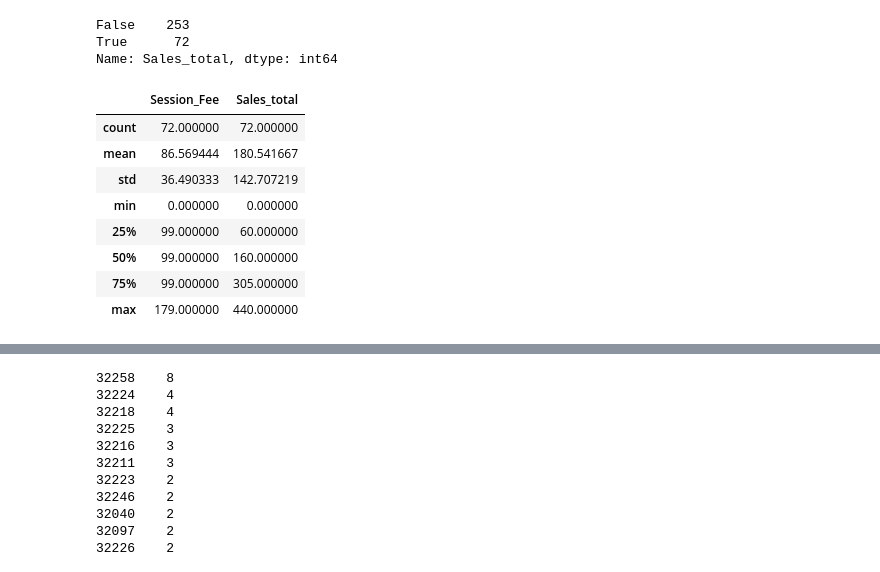
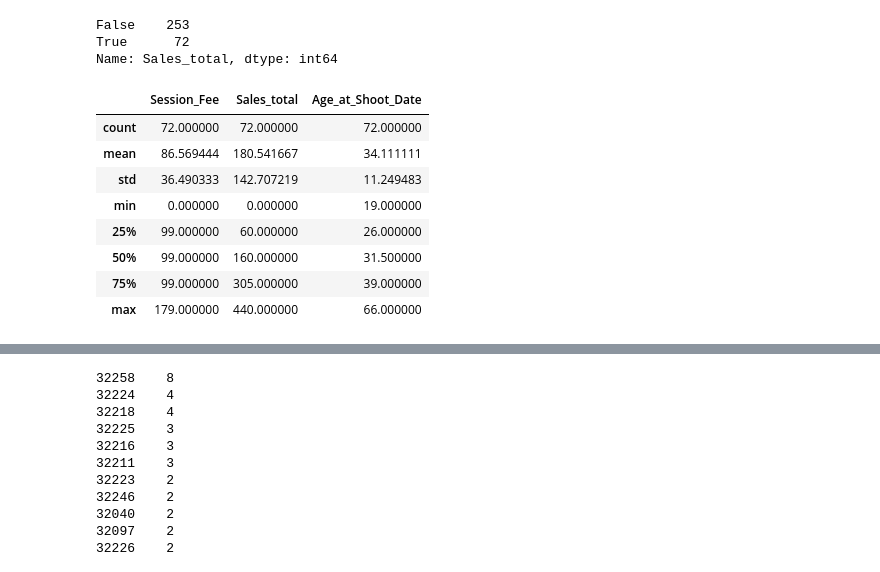
Before and after one commit to ilEnzio/Sexy_In_The_City, a Jupyter notebook: Photography_Dataset_Submission.ipynb, the cells around one changed output, grey strips where cells are left out. Cells and saved outputs as stored; diff of their text form; code cells hidden in the pictures.

```diff
--- a/Photography_Dataset_Submission.ipynb
+++ b/Photography_Dataset_Submission.ipynb
@@ -359,7 +424,2 @@ dnd_sales_df["Date_of_PreShoot"].isnull().sum()
-# %%
-# I can try the conversion
-dnd_sales_df["Date_of_PreShoot"]= pd.to_datetime(dnd_sales_df.loc[:, "Date_of_PreShoot"])
-# %%
-dnd_sales_df["DOB"]= pd.to_datetime(dnd_sales_df.loc[:, "DOB"])
 # %%
 dnd_sales_df.info()
@@ -546,3 +473,4 @@ Name: Favorite, dtype: int64
 # %%
 # lets' see what happens if I strip it
-dnd_sales_df["Favorite"].str.strip().nunique()
+dnd_sales_df["Favorite"]=dnd_sales_df["Favorite"].str.strip()
+dnd_sales_df["Favorite"].value_counts().sort_index()
@@ -573,21 +546,21 @@ dnd_highest_codes_df.shape
 # %%
-low_sale_zcodes = dnd_sales_df["Sales_total"] <= 500
-low_sale_zcodes.value_counts()
+low_sales = dnd_sales_df["Sales_total"] <= 500
+low_sales.value_counts()
 # %% [output]
 False    253
 True      72
 Name: Sales_total, dtype: int64
 # %%
 # The lowest sales zip codes
-dnd_lowest_codes_df = dnd_sales_df[low_sale_zcodes]
-dnd_lowest_codes_df.describe()
+dnd_lowest_sales_df = dnd_sales_df[low_sales]
+dnd_lowest_sales_df.describe()
 # %% [output]
-|  | Session_Fee | Sales_total |
-| count | 72.000000 | 72.000000 |
-| mean | 86.569444 | 180.541667 |
-| std | 36.490333 | 142.707219 |
-| min | 0.000000 | 0.000000 |
-| 25% | 99.000000 | 60.000000 |
-| 50% | 99.000000 | 160.000000 |
-| 75% | 99.000000 | 305.000000 |
-| max | 179.000000 | 440.000000 |
+|  | Session_Fee | Sales_total | Age_at_Shoot_Date |
+| count | 72.000000 | 72.000000 | 72.000000 |
+| mean | 86.569444 | 180.541667 | 34.111111 |
+| std | 36.490333 | 142.707219 | 11.249483 |
+| min | 0.000000 | 0.000000 | 19.000000 |
+| 25% | 99.000000 | 60.000000 | 26.000000 |
+| 50% | 99.000000 | 160.000000 | 31.500000 |
+| 75% | 99.000000 | 305.000000 | 39.000000 |
+| max | 179.000000 | 440.000000 | 66.000000 |
```
Also changed, not shown: parts of 93 cells of this notebook.
